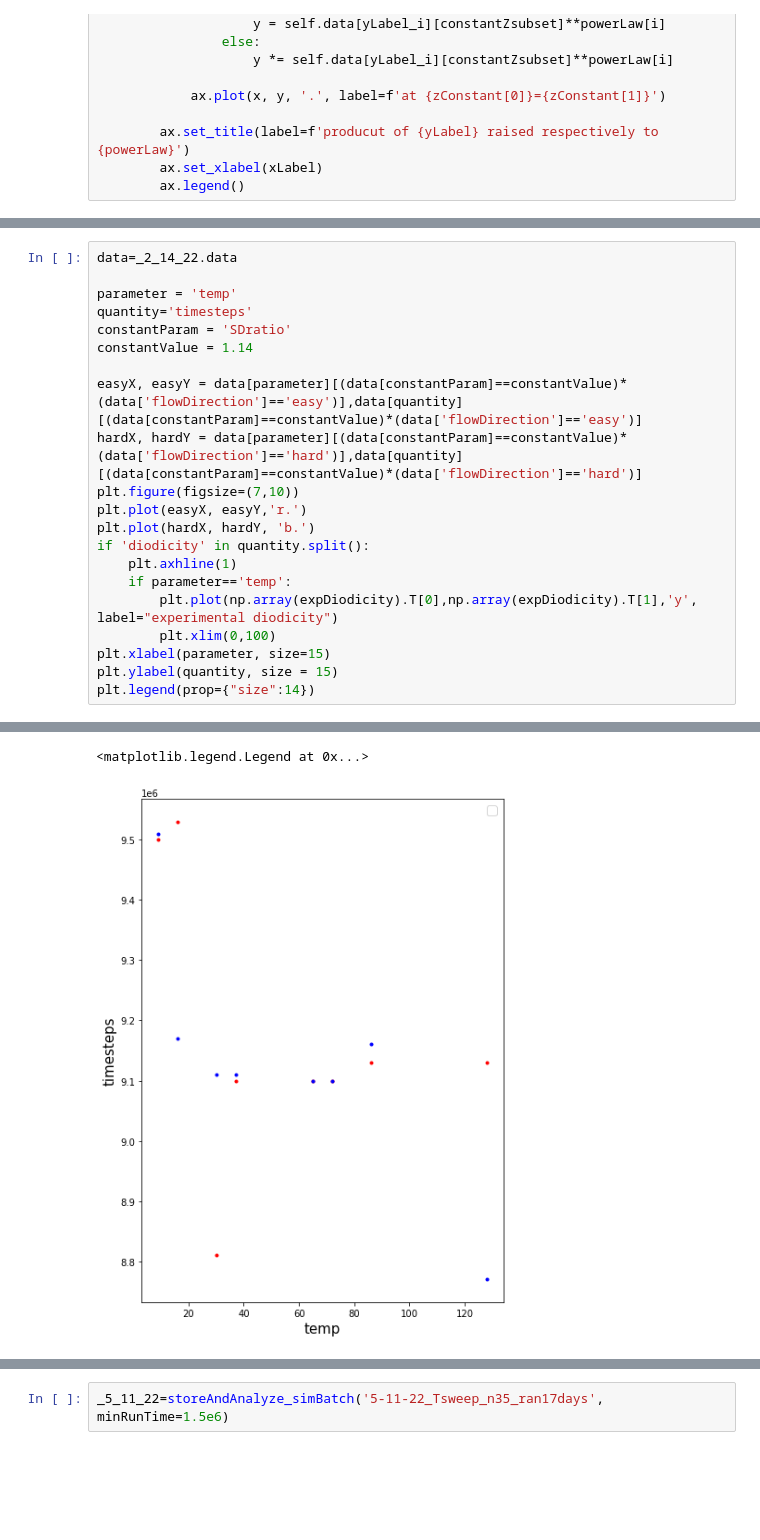
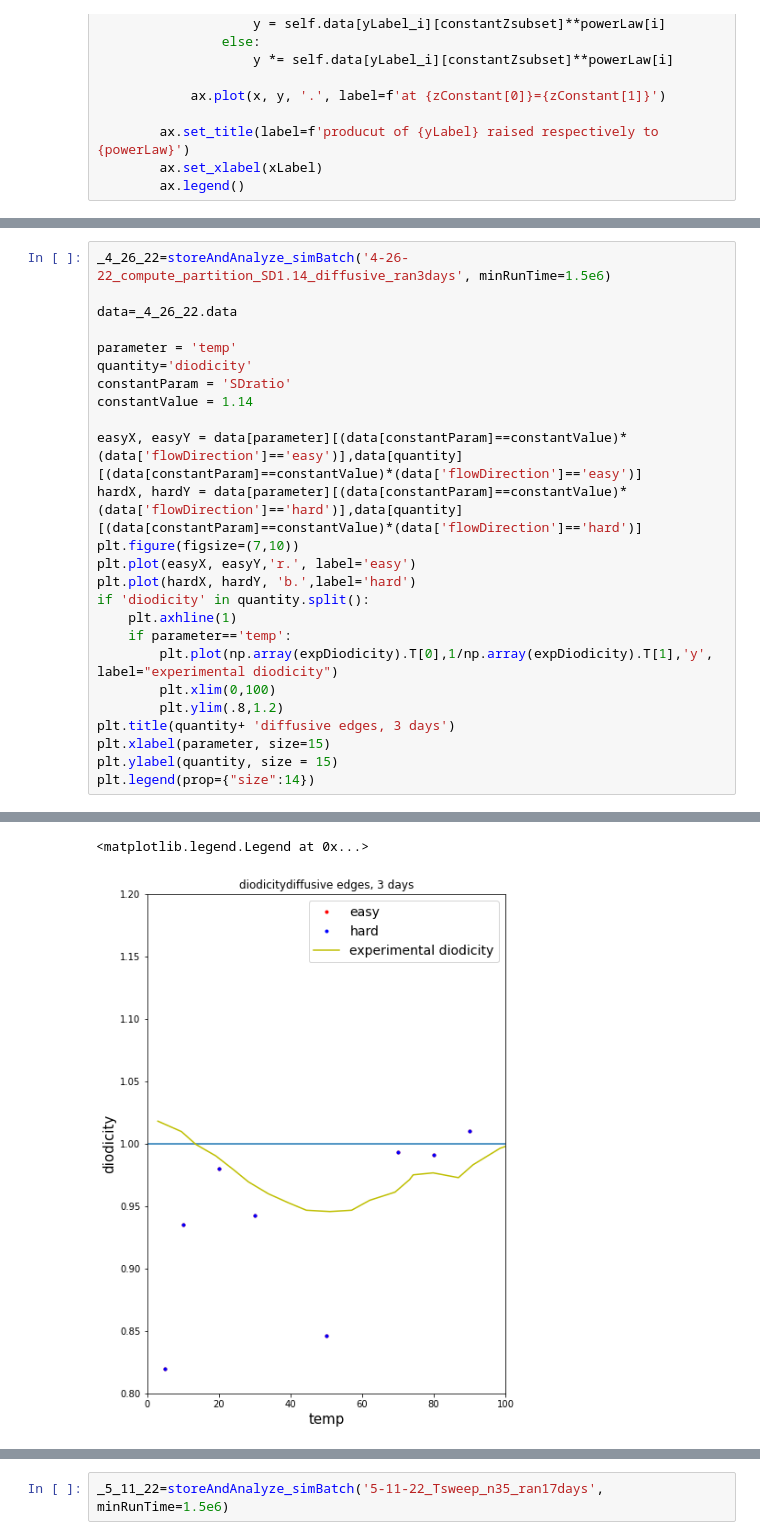
Before and after one commit to hanhiller/HydroBillards, a Jupyter notebook: teslaValve_simulation/teslaValve_analysis.ipynb, the cells around one changed output, grey strips where cells are left out. Saved outputs shown, nothing was run; the diff lists cells and outputs as text; blank space fills up the shorter version.

```diff
--- a/teslaValve_simulation/teslaValve_analysis.ipynb
+++ b/teslaValve_simulation/teslaValve_analysis.ipynb
@@ -705,21 +687,25 @@ loaded 8 simulations
 # %%
-data=_2_14_22.data
+_4_26_22=storeAndAnalyze_simBatch('4-26-22_compute_partition_SD1.14_diffusive_ran3days', minRunTime=1.5e6)
+
+data=_4_26_22.data
 
 parameter = 'temp'
-quantity='timesteps'
+quantity='diodicity'
 constantParam = 'SDratio'
 constantValue = 1.14
 
 easyX, easyY = data[parameter][(data[constantParam]==constantValue)*(data['flowDirection']=='easy')],data[quantity][(data[constantParam]==constantValue)*(data['flowDirection']=='easy')]
 hardX, hardY = data[parameter][(data[constantParam]==constantValue)*(data['flowDirection']=='hard')],data[quantity][(data[constantParam]==constantValue)*(data['flowDirection']=='hard')]
 plt.figure(figsize=(7,10))
-plt.plot(easyX, easyY,'r.')
-plt.plot(hardX, hardY, 'b.')
+plt.plot(easyX, easyY,'r.', label='easy')
+plt.plot(hardX, hardY, 'b.',label='hard')
 if 'diodicity' in quantity.split():
     plt.axhline(1)
     if parameter=='temp':
-        plt.plot(np.array(expDiodicity).T[0],np.array(expDiodicity).T[1],'y', label="experimental diodicity")
+        plt.plot(np.array(expDiodicity).T[0],1/np.array(expDiodicity).T[1],'y', label="experimental diodicity")
         plt.xlim(0,100)
+        plt.ylim(.8,1.2)
+plt.title(quantity+ 'diffusive edges, 3 days')
 plt.xlabel(parameter, size=15)
 plt.ylabel(quantity, size = 15)
 plt.legend(prop={"size":14})
@@ -728,3 +716,3 @@ No handles with labels found to put in legend.
 <matplotlib.legend.Legend at 0x...>
-[figure, old version]
+[figure, new version]
 # %%
```
Also changed, not shown: parts of 22 cells of this notebook, 18 other files.
